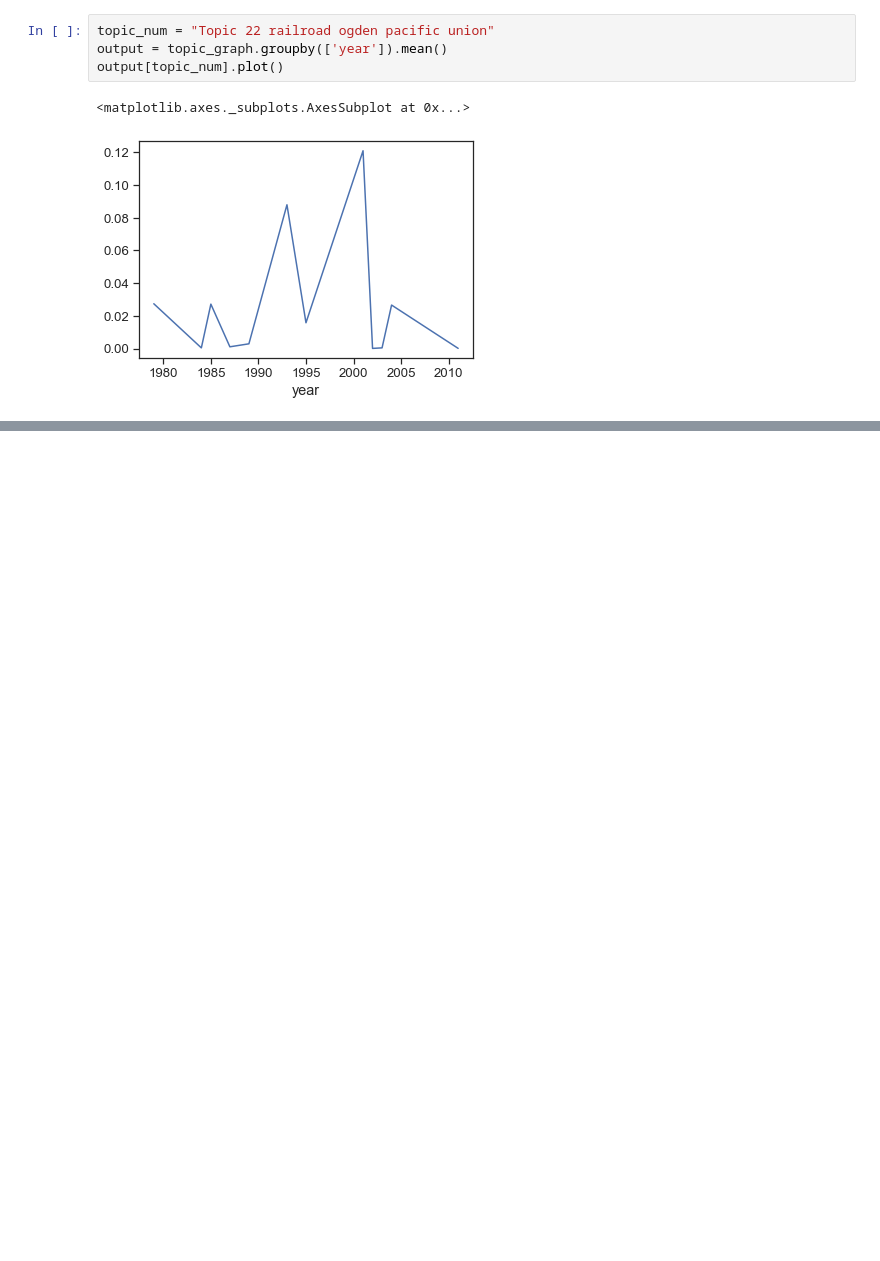
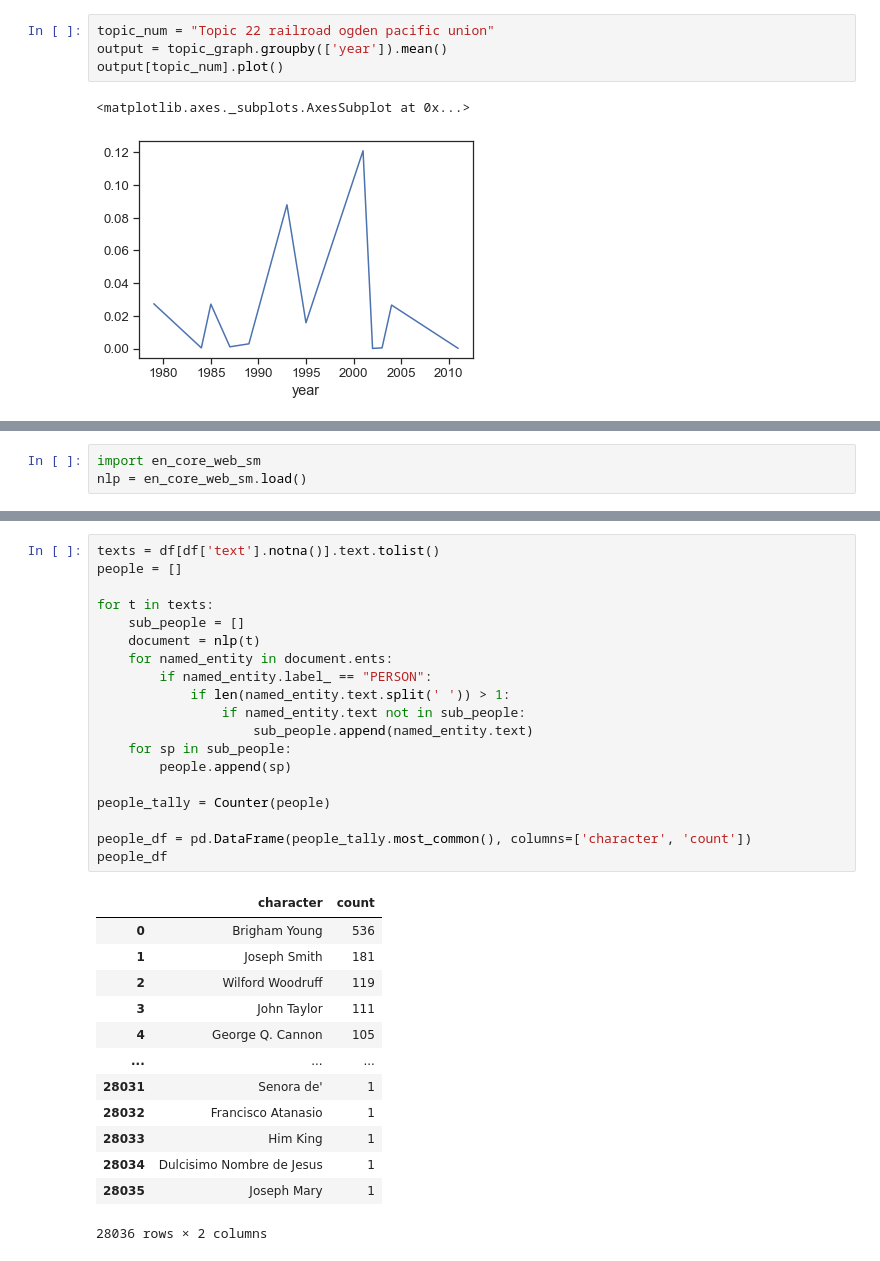
Before and after one commit to sdstewart/utah_digital_history_2022, a Jupyter notebook: text_analysis.ipynb, the cells around one changed output, grey strips where cells are left out. Saved outputs shown, nothing was run; the diff lists cells and outputs as text; blank space fills up the shorter version.

```diff
--- a/text_analysis.ipynb
+++ b/text_analysis.ipynb
@@ -562,0 +598,3 @@ output[topic_num].plot()
+# %%
+import en_core_web_sm
+nlp = en_core_web_sm.load()
@@ -562,0 +652,33 @@ output[topic_num].plot()
+# %%
+texts = df[df['text'].notna()].text.tolist()
+people = []
+
+for t in texts:
+    sub_people = []
+    document = nlp(t)
+    for named_entity in document.ents:
+        if named_entity.label_ == "PERSON":
+            if len(named_entity.text.split(' ')) > 1:
+                if named_entity.text not in sub_people:
+                    sub_people.append(named_entity.text)
+    for sp in sub_people:
+        people.append(sp)
+
+people_tally = Counter(people)
+
+people_df = pd.DataFrame(people_tally.most_common(), columns=['character', 'count'])
+people_df
+# %% [output]
+|  | character | count |
+| 0 | Brigham Young | 536 |
+| 1 | Joseph Smith | 181 |
+| 2 | Wilford Woodruff | 119 |
+| 3 | John Taylor | 111 |
+| 4 | George Q. Cannon | 105 |
+| ... | ... | ... |
+| 28031 | Senora de' | 1 |
+| 28032 | Francisco Atanasio | 1 |
+| 28033 | Him King | 1 |
+| 28034 | Dulcisimo Nombre de Jesus | 1 |
+| 28035 | Joseph Mary | 1 |
+28036 rows × 2 columns
```
Also changed, not shown: parts of 22 cells of this notebook, 1 other file.
